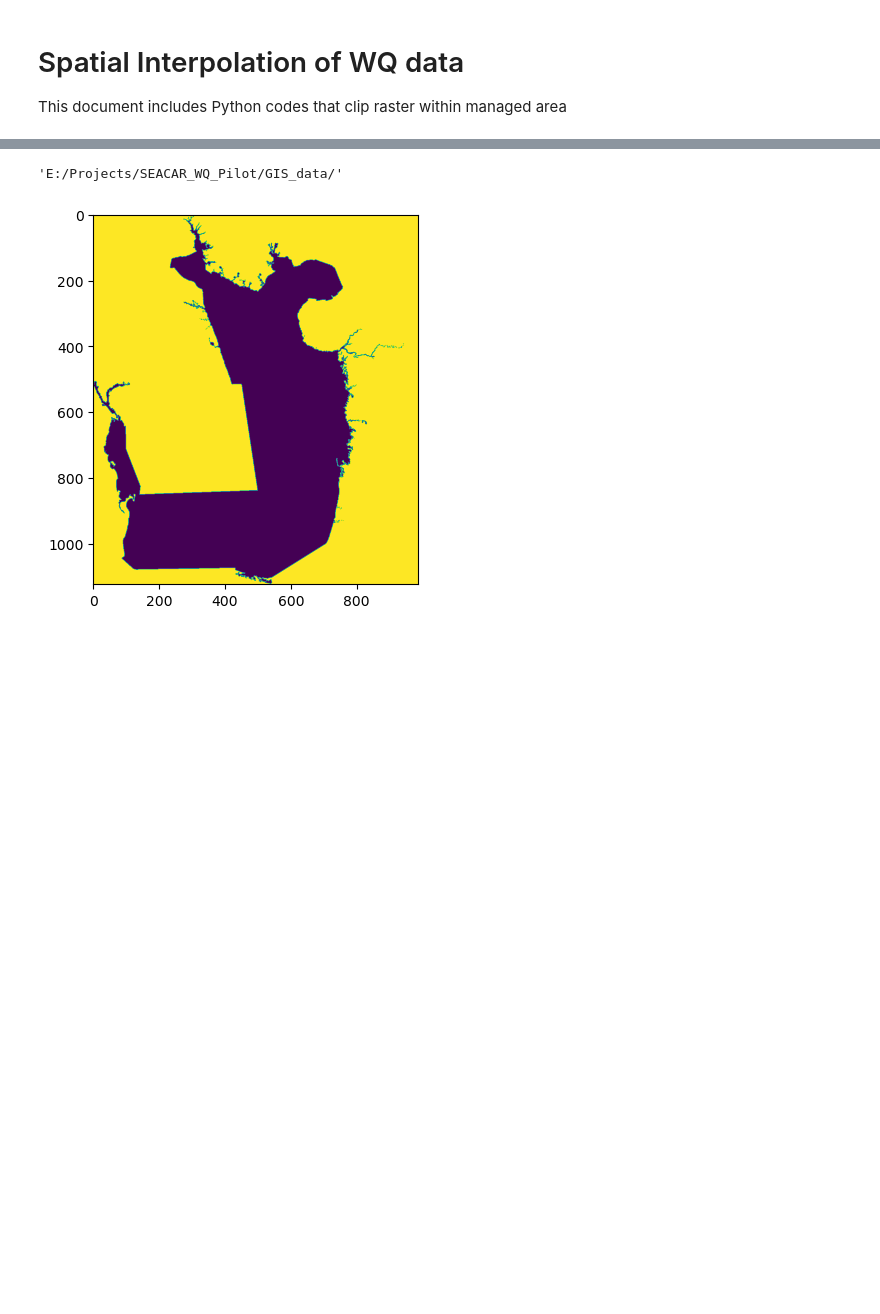
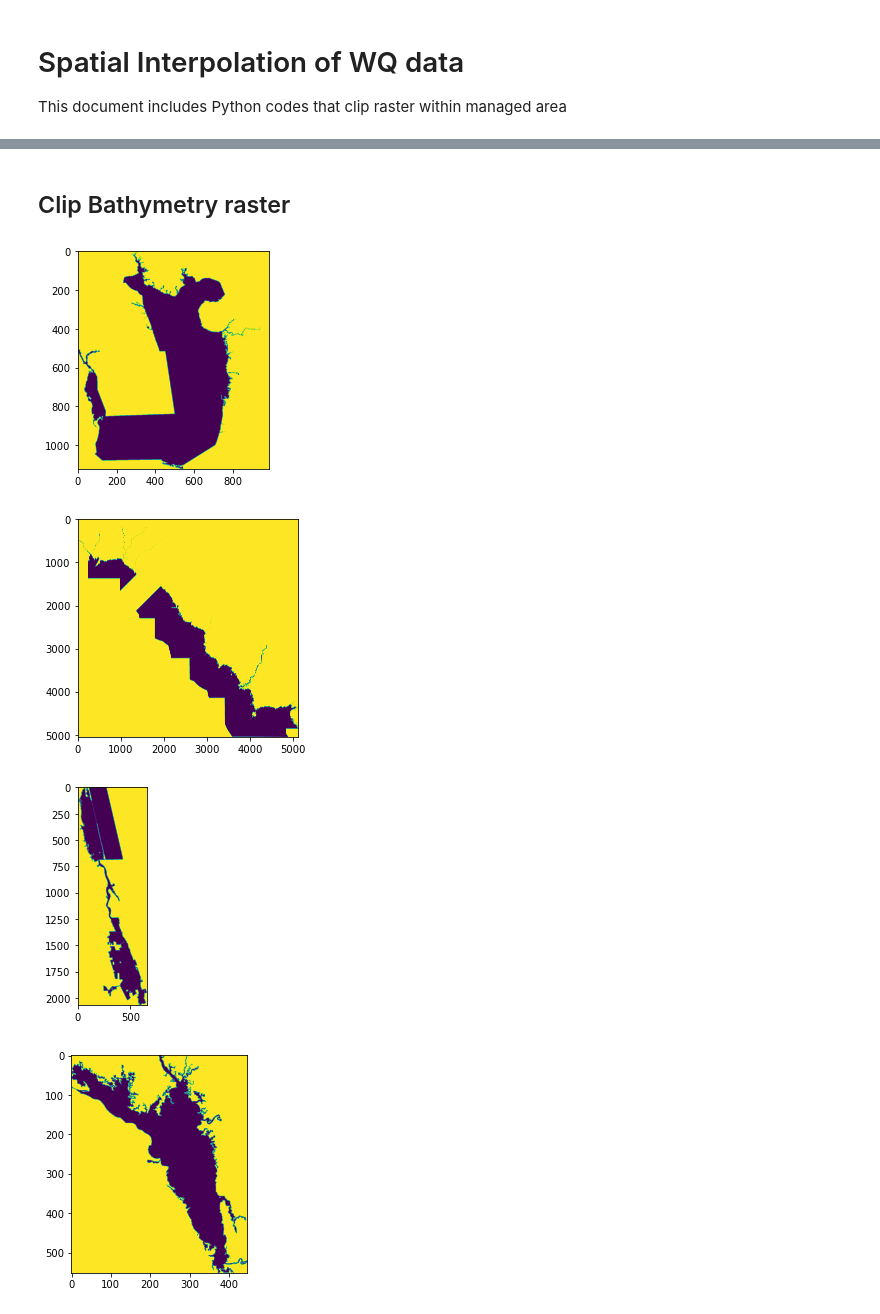
Before and after one commit to FloridaSEACAR/SEACAR_WQ_Pilot, a Jupyter notebook: misc/Clip_covariate_raster.ipynb, the cells around one changed output, grey strips where cells are left out. Cells and saved outputs as stored; diff of their text form; code cells hidden in the pictures; blank space fills up the shorter version.

```diff
--- a/misc/Clip_covariate_raster.ipynb
+++ b/misc/Clip_covariate_raster.ipynb
@@ -43,21 +43,43 @@ CH.plot()
-# %%
-gis_path
-# %% [output]
-'E:/Projects/SEACAR_WQ_Pilot/GIS_data/'
+# %%
+listArea = ['Gasparilla Sound-Charlotte Harbor Aquatic Preserve','Big Bend Seagrasses Aquatic Preserve',
+           'Guana Tolomato Matanzas National Estuarine Research Reserve','Estero Bay Aquatic Preserve',
+           'Biscayne Bay Aquatic Preserve','Matlacha Pass Aquatic Preserve','Lemon Bay Aquatic Preserve',
+           'Cape Haze Aquatic Preserve','Pine Island Sound Aquatic Preserve'
+          ]
+
+# Convert full MA names to short names
+dictArea    = {'Gasparilla Sound-Charlotte Harbor Aquatic Preserve':'Charlotte Harbor','Big Bend Seagrasses Aquatic Preserve':'Big Bend',
+                'Guana Tolomato Matanzas National Estuarine Research Reserve':'GTM Reserve','Estero Bay Aquatic Preserve':'Estero Bay',
+                'Biscayne Bay Aquatic Preserve':'Biscayne Bay','Matlacha Pass Aquatic Preserve':'Matlacha Pass AP',
+                'Lemon Bay Aquatic Preserve':'Lemon Bay','Cape Haze Aquatic Preserve':'Cape Haze','Pine Island Sound Aquatic Preserve':'Pine Island'}
+
+# Convert full MA names to MA name in ORCP_Managed_Areas_Oct2021
+dictArea2    = {'Gasparilla Sound-Charlotte Harbor Aquatic Preserve':'Gasparilla Sound-Charlotte Harbor','Big Bend Seagrasses Aquatic Preserve':'Big Bend Seagrasses',
+                'Guana Tolomato Matanzas National Estuarine Research Reserve':'Guana Tolomato Matanzas NERR','Estero Bay Aquatic Preserve':'Estero Bay',
+                'Biscayne Bay Aquatic Preserve':'Biscayne Bay','Matlacha Pass Aquatic Preserve':'Matlacha Pass',
+                'Lemon Bay Aquatic Preserve':'Lemon Bay','Cape Haze Aquatic Preserve':'Cape Haze','Pine Island Sound Aquatic Preserve':'Pine Island Sound'}
+# %% [markdown]
+## Clip Bathymetry raster
 # %%
+for Area in listArea:
+    MA_all = gpd.read_file(gis_path+"ORCP_Managed_Areas_Oct2021.shp")
+    MA = MA_all[MA_all['MA_Name']==dictArea2[Area]].to_crs(int(SpatialRef))
 
-with rio.open(cov_path + "NCEI_DEM_30m.tif", "r+") as dasy:
-    #rio.plot.show(dasy.read(1))
-    out_image, out_transform = mask(dasy, CH.geometry, crop=True)
-    out_meta = dasy.meta
-    rio.plot.show(out_image)
+    with rio.open(cov_path + "NCEI_DEM_30m.tif", "r+") as dasy:
+        #rio.plot.show(dasy.read(1))
+        out_image, out_transform = mask(dasy, MA.geometry, crop=True)
+        out_meta = dasy.meta
+        rio.plot.show(out_image)
 
-out_meta.update({"driver": "GTiff",
-                 "height": out_image.shape[1],
-                 "width": out_image.shape[2],
-                 "transform": out_transform})
+    out_meta.update({"driver": "GTiff",
+                     "height": out_image.shape[1],
+                     "width": out_image.shape[2],
+                     "transform": out_transform})
 
-with rasterio.open(gis_path + "covariates/basymetry/basy_18.tif", "w", **out_meta) as dest:
-    dest.write(out_image)
+    with rio.open(gis_path + "covariates/bathymetry/{}.tif".format(dictArea[Area]), "w", **out_meta) as dest:
+        dest.write(out_image)
 # %% [output]
-[figure, old version]
+[figure, new version]
+[figure, added]
+[figure, added]
+[figure, added]
```
Also changed, not shown: parts of 5 cells of this notebook, 13 other files.
